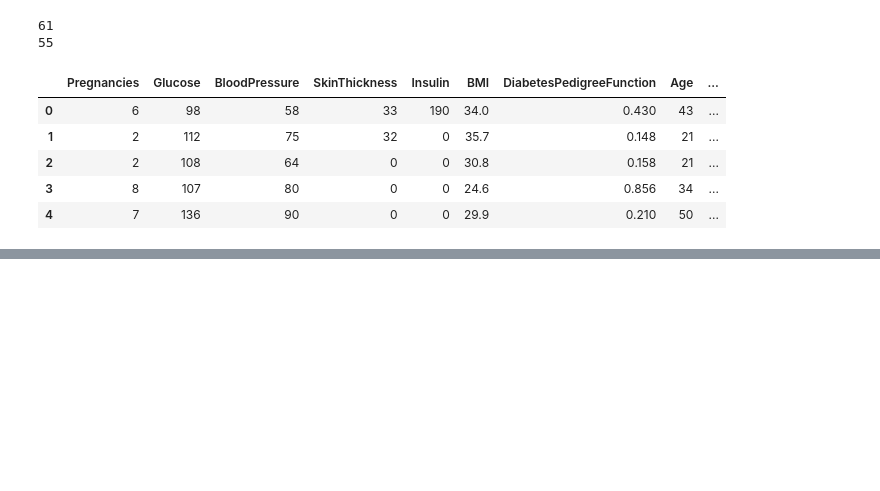
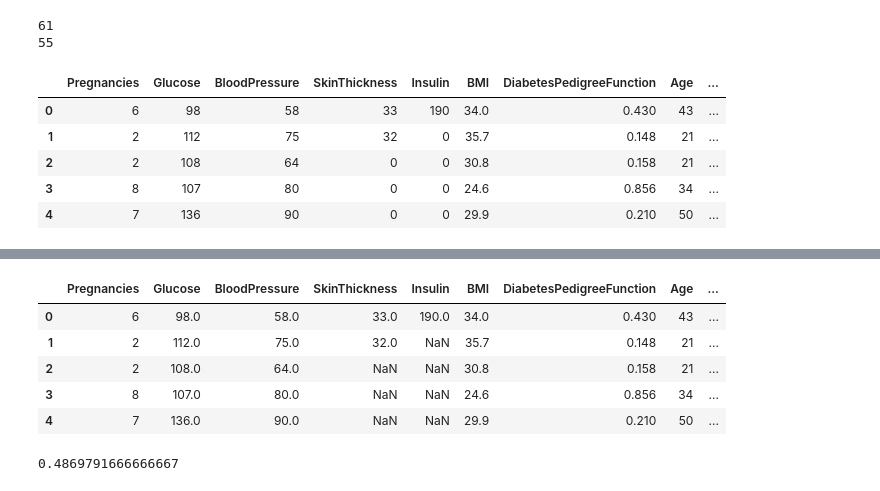
Before and after one commit to TonyVinsenty/sf_data_science, a Jupyter notebook: module_14/tasks_module_14.ipynb, the cells around one changed output, grey strips where cells are left out. Cells and saved outputs as stored; diff of their text form; code cells hidden in the pictures; blank space fills up the shorter version.

```diff
--- a/module_14/tasks_module_14.ipynb
+++ b/module_14/tasks_module_14.ipynb
@@ -548,0 +580,14 @@ diabetes.head()
+# %%
+n = diabetes_dedupped.shape[0]
+remove_list = []
+for col in diabetes_dedupped.columns:
+    top_freq = diabetes_dedupped[col].value_counts(normalize=True).max()
+    uniq = diabetes_dedupped[col].nunique() / n
+    if top_freq > 0.99:
+        print(f'{col}: повторяющихся значений - {round(top_freq*100)}%')
+        remove_list.append(col)
+    if uniq > 0.99:
+        print(f'{col}: уникальных значений - {round(uniq*100, 2)}%')
+        remove_list.append(col)
+
+diabetes_clean = diabetes_dedupped.drop(remove_list, axis=1)
@@ -548,0 +605,25 @@ diabetes.head()
+# %%
+cols_zero = ['Glucose', 'BloodPressure', 'SkinThickness', 'Insulin', 'BMI']
+# %%
+def get_zero(col):
+    if col == 0:
+        return None
+    else:
+        return col
+# %%
+diabetes_df = diabetes_clean.copy()
+for col in cols_zero:
+    diabetes_df[col] = diabetes_df[col].apply(get_zero)
+# %%
+diabetes_df.head()
+# %% [output]
+|  | Pregnancies | Glucose | BloodPressure | SkinThickness | Insulin | BMI | DiabetesPedigreeFunction | Age | ... |
+| 0 | 6 | 98.0 | 58.0 | 33.0 | 190.0 | 34.0 | 0.430 | 43 | ... |
+| 1 | 2 | 112.0 | 75.0 | 32.0 | NaN | 35.7 | 0.148 | 21 | ... |
+| 2 | 2 | 108.0 | 64.0 | NaN | NaN | 30.8 | 0.158 | 21 | ... |
+| 3 | 8 | 107.0 | 80.0 | NaN | NaN | 24.6 | 0.856 | 34 | ... |
+| 4 | 7 | 136.0 | 90.0 | NaN | NaN | 29.9 | 0.210 | 50 | ... |
+# %%
+diabetes_df['Insulin'].isna().sum() / diabetes_df['Insulin'].shape[0]
+# %% [output]
+0.4869791666666667
```
Also changed, not shown: parts of 20 cells of this notebook.
